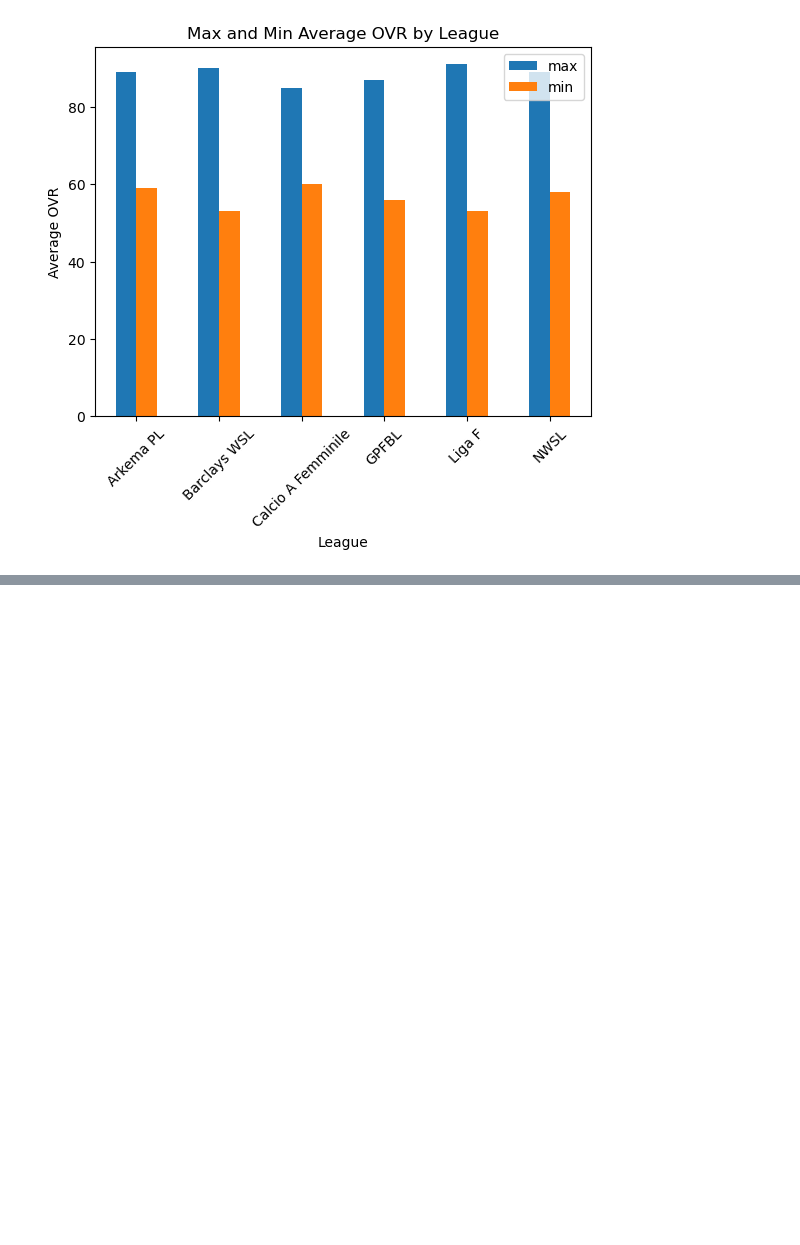
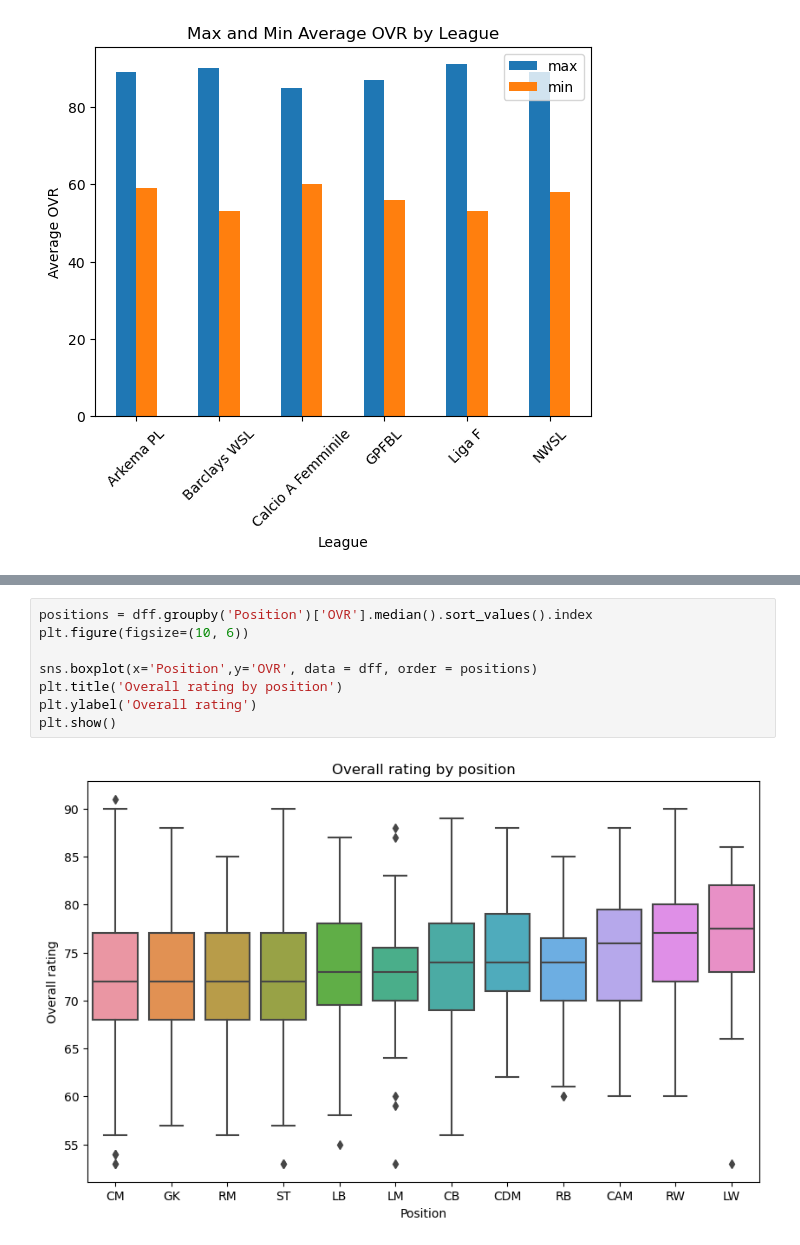
Before and after one commit to abryantgithub/FC25-EDA, a Jupyter notebook: FC25_FEMALE_PLAYERS_EDA.ipynb, the cells around one changed output, grey strips where cells are left out. Drawn from its saved outputs; the diff is of its cells as text; blank space fills up the shorter version.

```diff
--- a/FC25_FEMALE_PLAYERS_EDA.ipynb
+++ b/FC25_FEMALE_PLAYERS_EDA.ipynb
@@ -565,0 +642,10 @@ plt.show()
+# %%
+positions = dff.groupby('Position')['OVR'].median().sort_values().index
+plt.figure(figsize=(10, 6))
+
+sns.boxplot(x='Position',y='OVR', data = dff, order = positions)
+plt.title('Overall rating by position')
+plt.ylabel('Overall rating')
+plt.show()
+# %% [output]
+[figure, added]
```
Also changed, not shown: parts of 11 cells of this notebook.
